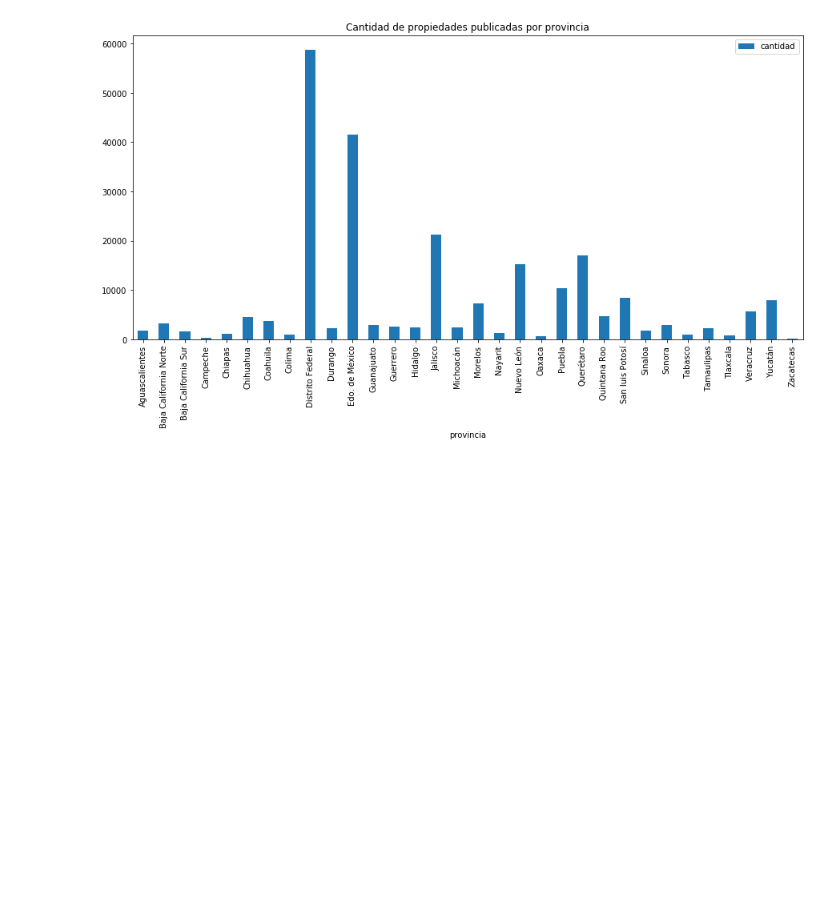
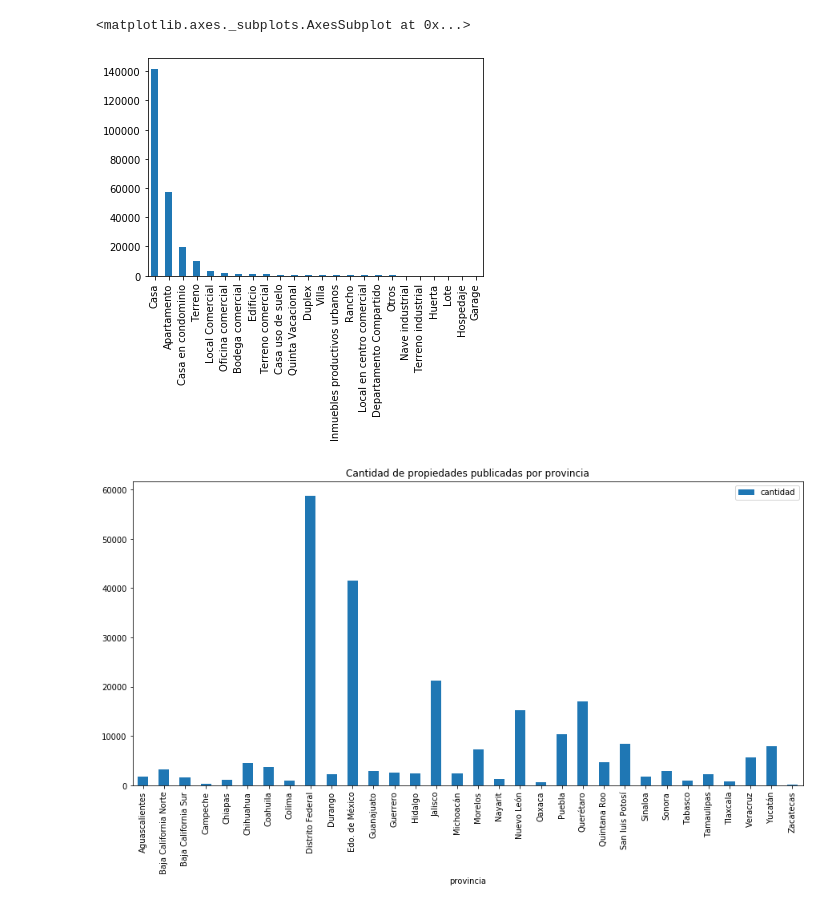
Before and after one commit to Manuel-Sturla/TP1-Datos, a Jupyter notebook: Analisis_precio_Diego.ipynb, the cells around one changed output. Saved outputs shown, nothing was run; the diff lists cells and outputs as text; code cells hidden in the pictures; blank space fills up the shorter version.

```diff
--- a/Analisis_precio_Diego.ipynb
+++ b/Analisis_precio_Diego.ipynb
@@ -21,3 +29,8 @@ dtype: object
+# %%
+df.tipodepropiedad.value_counts().plot(kind = 'bar')
+# %% [output]
+<matplotlib.axes._subplots.AxesSubplot at 0x...>
+[figure, added]
 # %%
 df["cantidad"] = 1
 principales = df.groupby(["provincia"]).agg({"cantidad":sum}).plot(kind = "bar", figsize=(15,7), title='Cantidad de propiedades publicadas por provincia')
```
Also changed, not shown: parts of 25 cells of this notebook.
